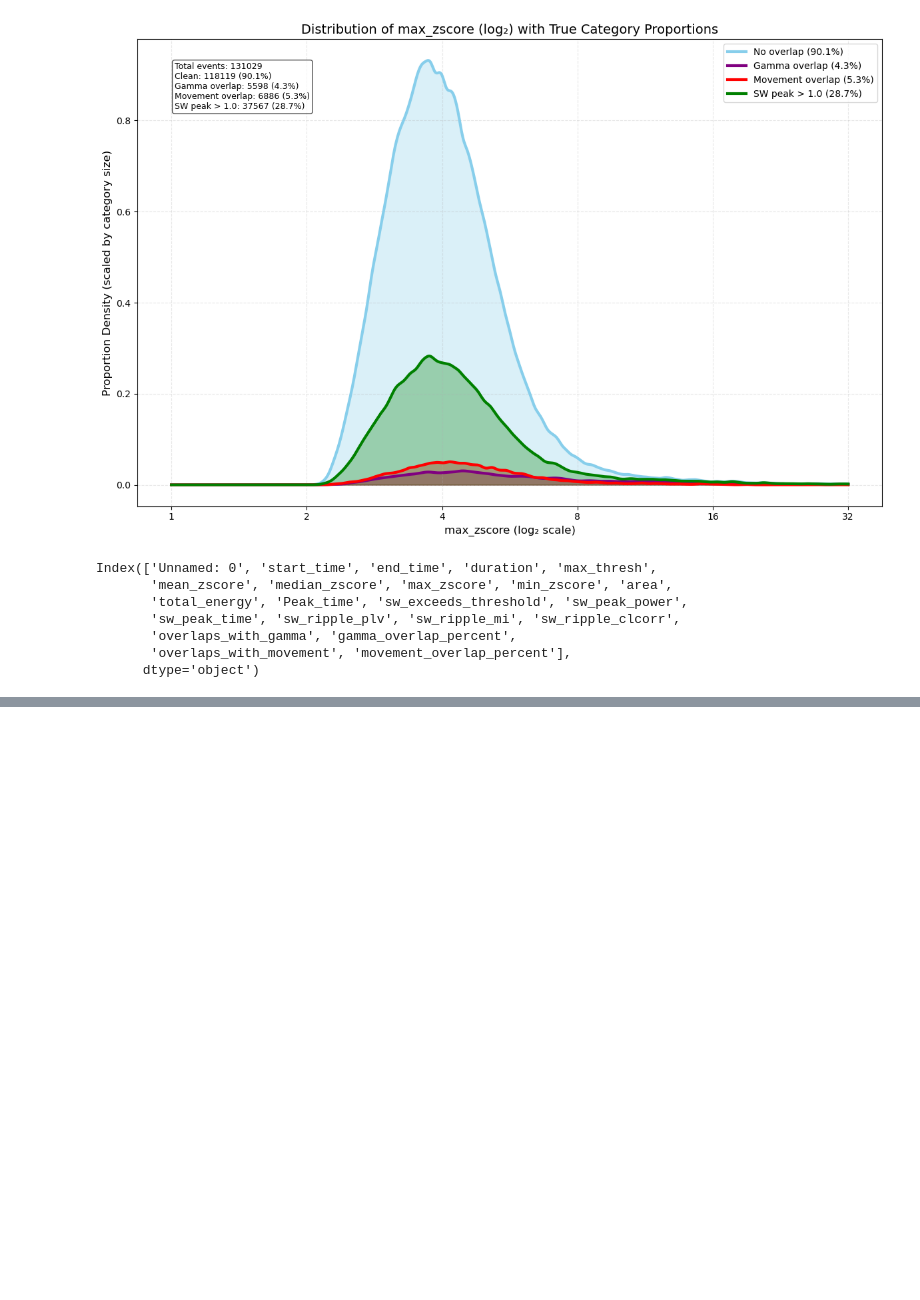
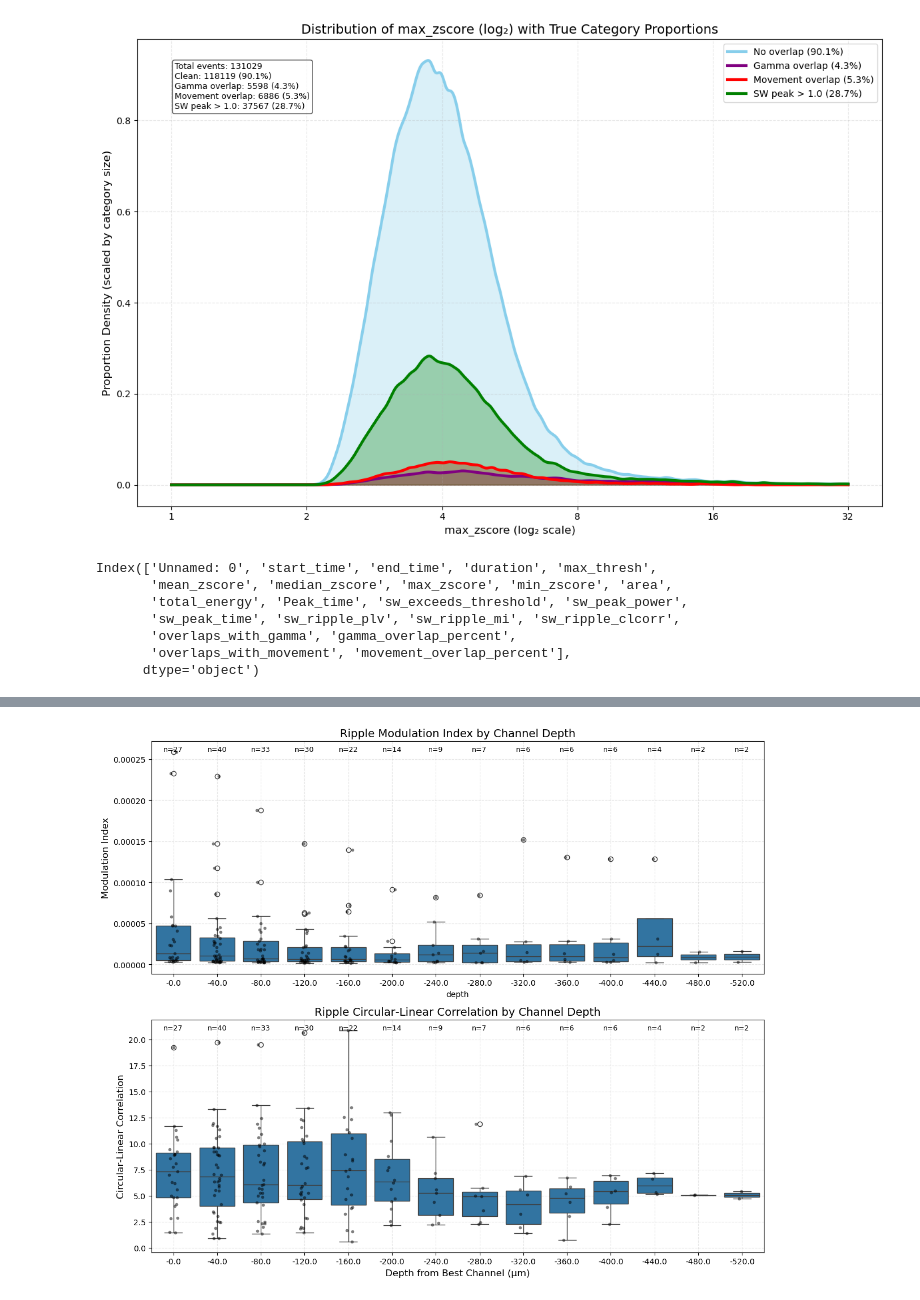
Before and after one commit to AngCamp/CampbellMurphy2024, a Jupyter notebook: Figures_and_Technical_Validation/Sharp_wave_componenet_validation/SW_metric_EDA.ipynb, the cells around one changed output, grey strips where cells are left out. Cells and saved outputs as stored; diff of their text form; code cells hidden in the pictures; blank space fills up the shorter version.

Commit message:
drafted sw-component validation plots

```diff
--- a/Figures_and_Technical_Validation/Sharp_wave_componenet_validation/SW_metric_EDA.ipynb
+++ b/Figures_and_Technical_Validation/Sharp_wave_componenet_validation/SW_metric_EDA.ipynb
@@ -1621,0 +1632,14 @@ if __name__ == "__main__":
+# %%
+base_path = "/space/scratch/SWR_final_pipeline/osf_v2_dir"
+dataset_name = "allen_visbehave_swr_murphylab2024_lfp_data"
+shesh = ["1044594870"]  # Or None to load all sessions
+
+sw_summaries = plotter.load_sw_component_summaries(dataset_name, shesh)
+
+# Access data for the first session and probe
+first_session = list(sw_summaries.keys())[0]
+first_probe = list(sw_summaries[first_session].keys())[0]
+summary = sw_summaries[first_session][first_probe]
+
+# Print some information about the summary
+print(f"Available keys in summary: {list(summary.keys())}")
@@ -1621,0 +1809,11 @@ if __name__ == "__main__":
+# %%
+# Define parameters
+dataset_name = "allen_visbehave_swr_murphylab2024_lfp_data"
+
+# Analyze and plot
+fig = analyze_ripple_metrics_by_depth_proper(plotter, dataset_name, session_ids)
+
+# Show the plot
+import matplotlib.pyplot as plt
+plt.show()
+# %% [output]
@@ -1621,0 +1837 @@ if __name__ == "__main__":
+[figure, added]
```
Also changed, not shown: parts of 10 cells of this notebook.
